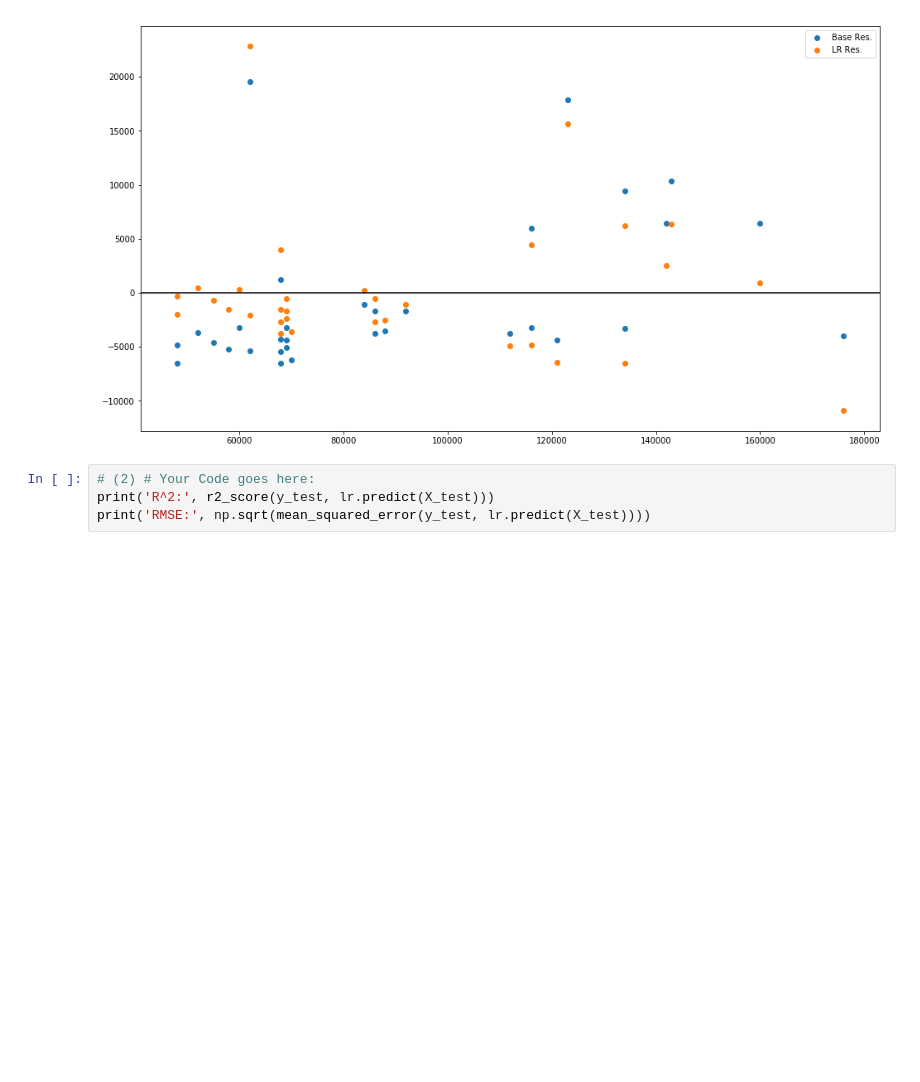
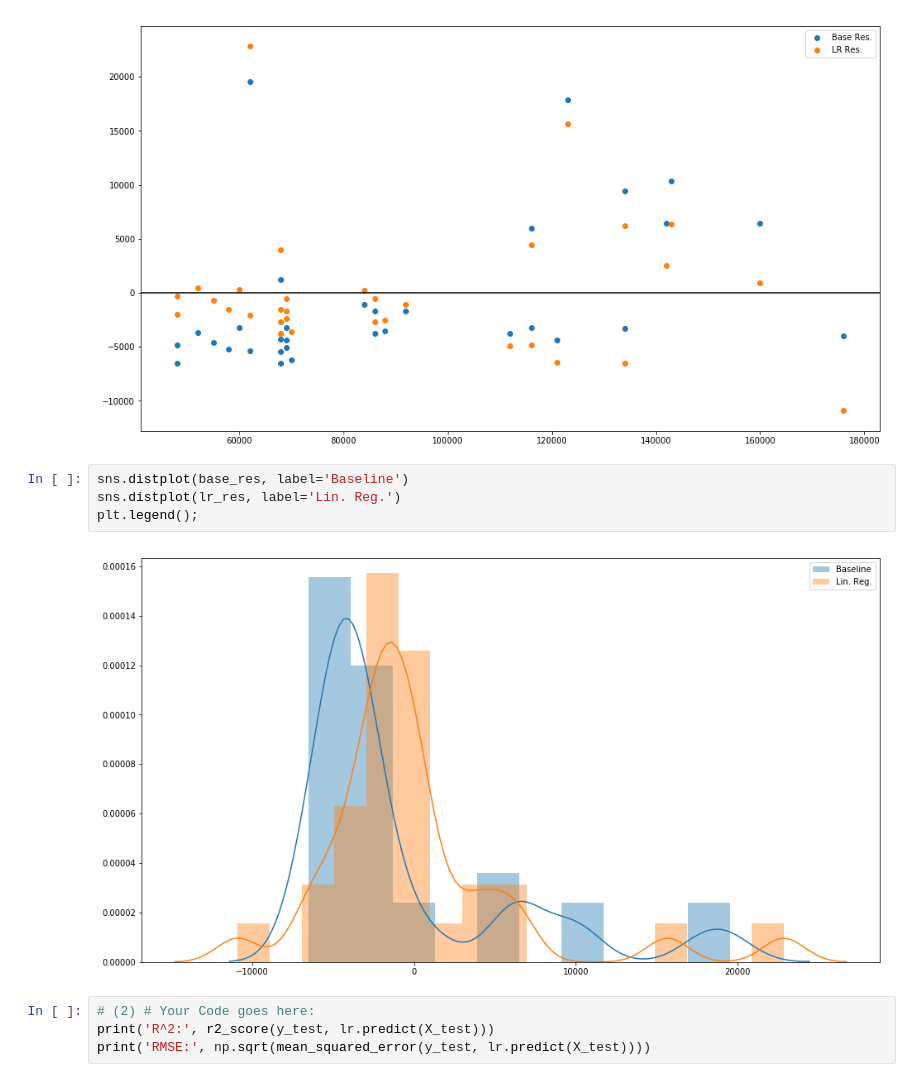
Before and after one commit to stuphys1729/IAML, a Jupyter notebook: Assignments/02_LinearRegression.ipynb, the cells around one changed output. Drawn from its saved outputs; the diff is of its cells as text; blank space fills up the shorter version.

```diff
--- a/Assignments/02_LinearRegression.ipynb
+++ b/Assignments/02_LinearRegression.ipynb
@@ -332,6 +349,12 @@ plt.scatter(X_test, lr_res, label='LR Res.')
 plt.legend(loc='upper right');
 # %% [output]
 [figure]
+# %%
+sns.distplot(base_res, label='Baseline')
+sns.distplot(lr_res, label='Lin. Reg.')
+plt.legend();
+# %% [output]
+[figure, added]
 # %%
 # (2) # Your Code goes here:
 print('R^2:', r2_score(y_test, lr.predict(X_test)))
```
Also changed, not shown: parts of 13 cells of this notebook.
